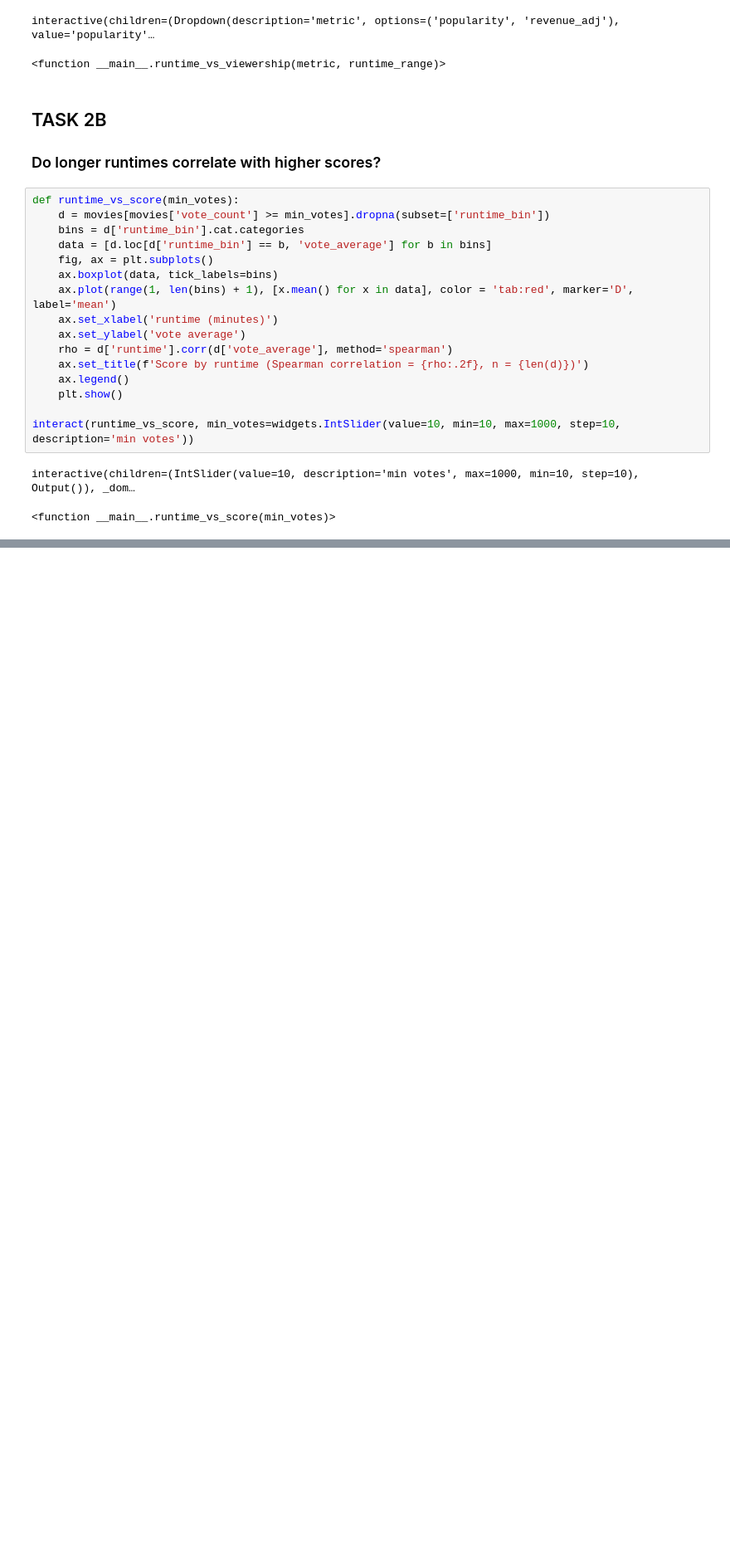
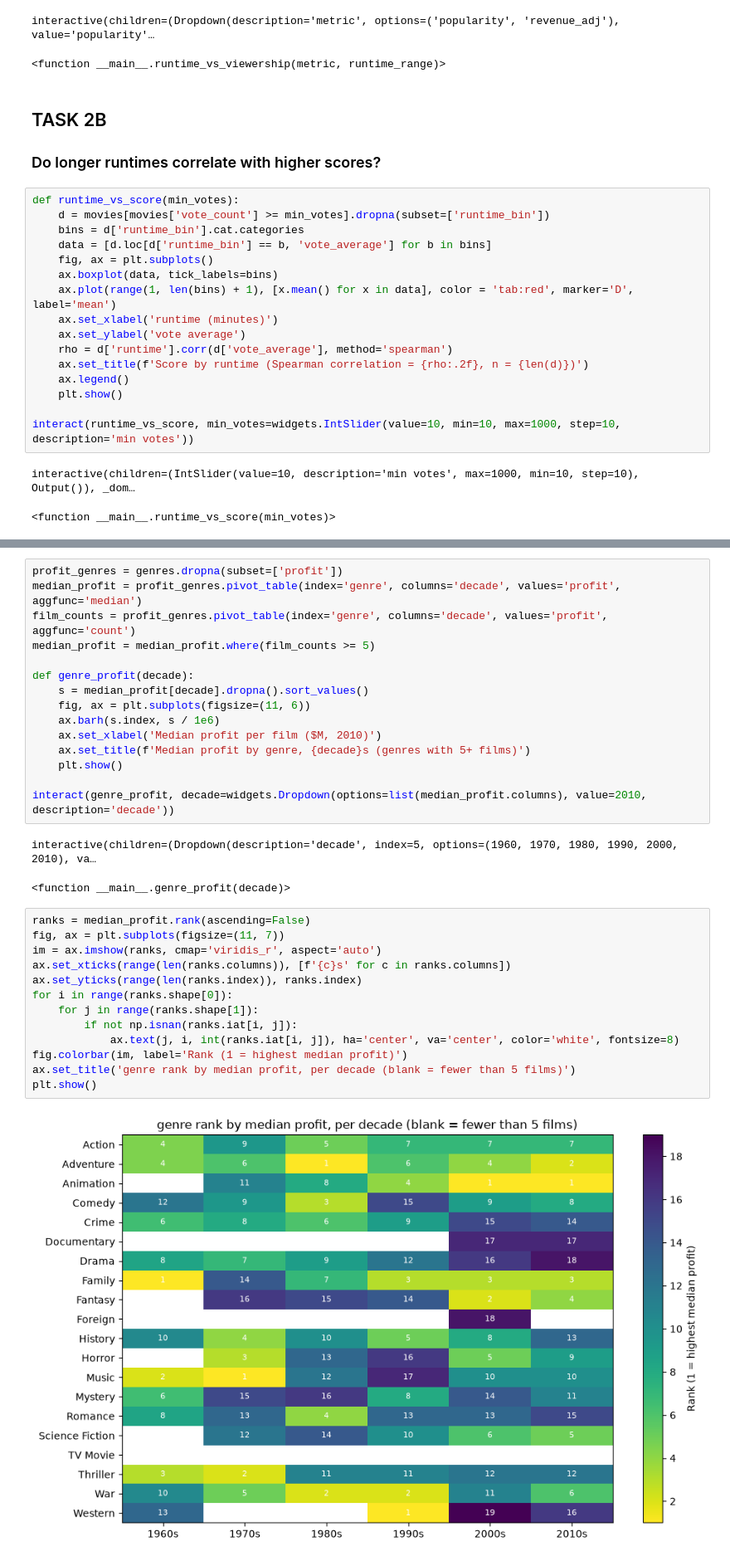
Before and after one commit to thestickm0/ds2023-eda-proj1, a Jupyter notebook: roughdraft.ipynb, the cells around one changed output, grey strips where cells are left out. Shown at 83% size. Cells and saved outputs as stored; diff of their text form; blank space fills up the shorter version.

Commit message:
mostly complete graphs
some errors that need to be worked out

```diff
--- a/roughdraft.ipynb
+++ b/roughdraft.ipynb
@@ -131,0 +155,33 @@ interactive(children=(IntSlider(value=10, description='min votes', max=1000, min
+# %%
+profit_genres = genres.dropna(subset=['profit'])
+median_profit = profit_genres.pivot_table(index='genre', columns='decade', values='profit', aggfunc='median')
+film_counts = profit_genres.pivot_table(index='genre', columns='decade', values='profit', aggfunc='count')
+median_profit = median_profit.where(film_counts >= 5)
+
+def genre_profit(decade):
+    s = median_profit[decade].dropna().sort_values()
+    fig, ax = plt.subplots(figsize=(11, 6))
+    ax.barh(s.index, s / 1e6)
+    ax.set_xlabel('Median profit per film ($M, 2010)')
+    ax.set_title(f'Median profit by genre, {decade}s (genres with 5+ films)')
+    plt.show()
+
+interact(genre_profit, decade=widgets.Dropdown(options=list(median_profit.columns), value=2010, description='decade'))
+# %% [output]
+interactive(children=(Dropdown(description='decade', index=5, options=(1960, 1970, 1980, 1990, 2000, 2010), va…
+<function __main__.genre_profit(decade)>
+# %%
+ranks = median_profit.rank(ascending=False)
+fig, ax = plt.subplots(figsize=(11, 7))
+im = ax.imshow(ranks, cmap='viridis_r', aspect='auto')
+ax.set_xticks(range(len(ranks.columns)), [f'{c}s' for c in ranks.columns])
+ax.set_yticks(range(len(ranks.index)), ranks.index)
+for i in range(ranks.shape[0]):
+    for j in range(ranks.shape[1]):
+        if not np.isnan(ranks.iat[i, j]):
+            ax.text(j, i, int(ranks.iat[i, j]), ha='center', va='center', color='white', fontsize=8)
+fig.colorbar(im, label='Rank (1 = highest median profit)')
+ax.set_title('genre rank by median profit, per decade (blank = fewer than 5 films)')
+plt.show()
+# %% [output]
+[figure, added]
```
Also changed, not shown: parts of 8 cells of this notebook.
